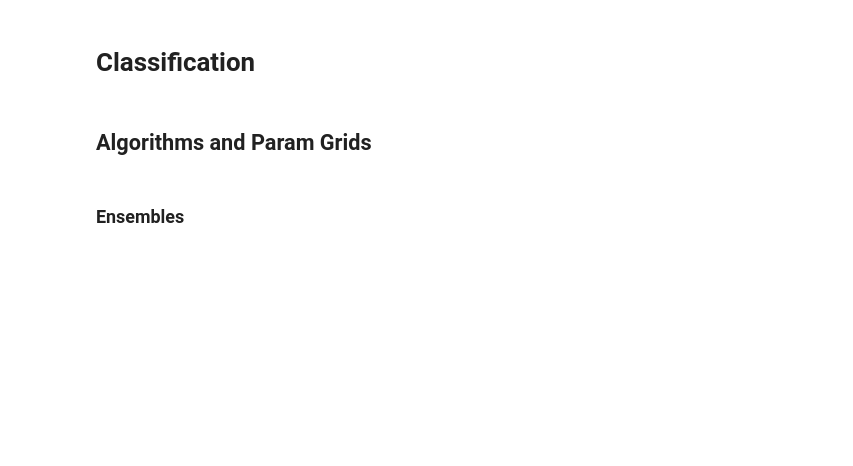
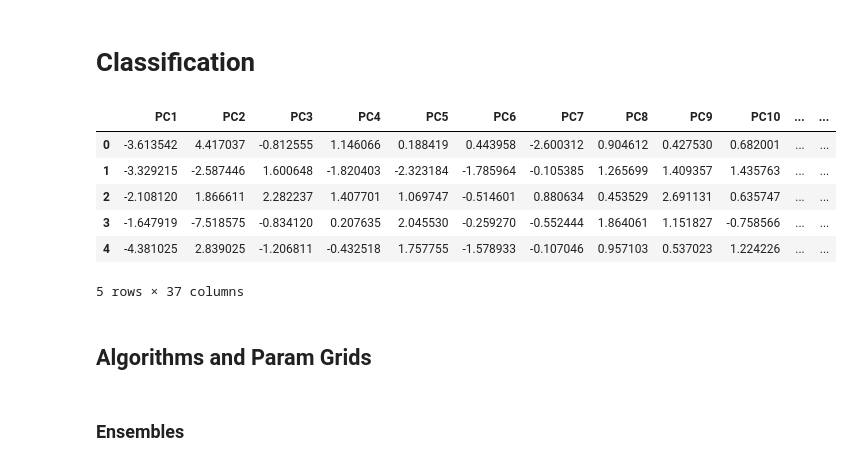
Before and after one commit to DanielRodrigues08/AC-FEUP, a Jupyter notebook: classification/classification.ipynb, the cells around one changed output. Cells and saved outputs as stored; diff of their text form; code cells hidden in the pictures; blank space fills up the shorter version.

```diff
--- a/classification/classification.ipynb
+++ b/classification/classification.ipynb
@@ -2,10 +2,21 @@
 # Classification
 # %%
 import pandas as pd
+from sklearn.metrics import accuracy_score
+
 import evaluation as eval
 import classification_utils as class_utils
 
 df = pd.read_csv('../data/transformed.csv')
+df.head()
+# %% [output]
+|  | PC1 | PC2 | PC3 | PC4 | PC5 | PC6 | PC7 | PC8 | PC9 | PC10 | ... | ... |
+| 0 | -3.613542 | 4.417037 | -0.812555 | 1.146066 | 0.188419 | 0.443958 | -2.600312 | 0.904612 | 0.427530 | 0.682001 | ... | ... |
+| 1 | -3.329215 | -2.587446 | 1.600648 | -1.820403 | -2.323184 | -1.785964 | -0.105385 | 1.265699 | 1.409357 | 1.435763 | ... | ... |
+| 2 | -2.108120 | 1.866611 | 2.282237 | 1.407701 | 1.069747 | -0.514601 | 0.880634 | 0.453529 | 2.691131 | 0.635747 | ... | ... |
+| 3 | -1.647919 | -7.518575 | -0.834120 | 0.207635 | 2.045530 | -0.259270 | -0.552444 | 1.864061 | 1.151827 | -0.758566 | ... | ... |
+| 4 | -4.381025 | 2.839025 | -1.206811 | -0.432518 | 1.757755 | -1.578933 | -0.107046 | 0.957103 | 0.537023 | 1.224226 | ... | ... |
+5 rows × 37 columns
 # %% [markdown]
 ## Algorithms and Param Grids
 # %%
```
Also changed, not shown: parts of 3 cells of this notebook, 7 other files.
